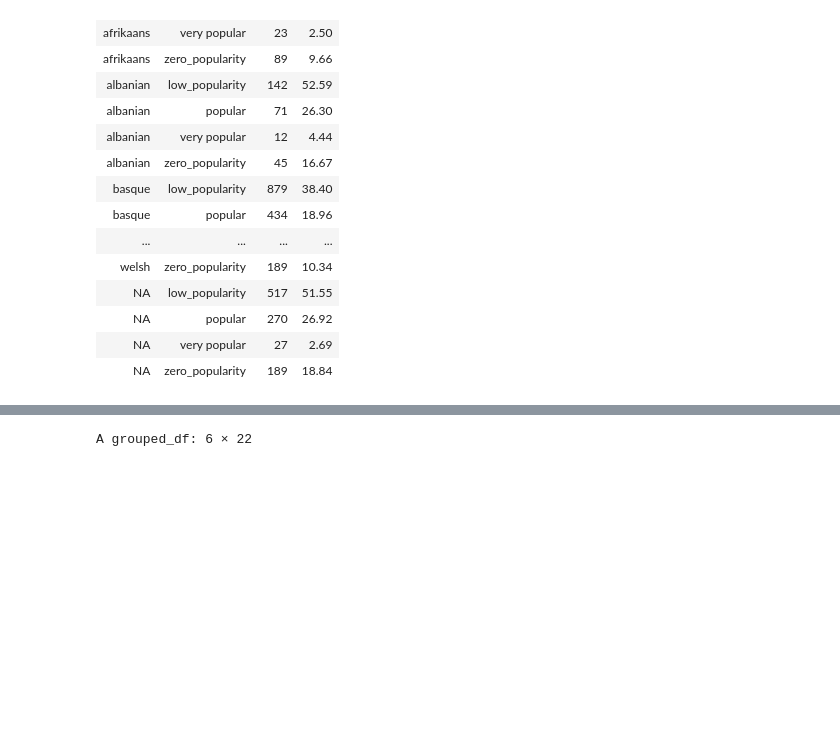
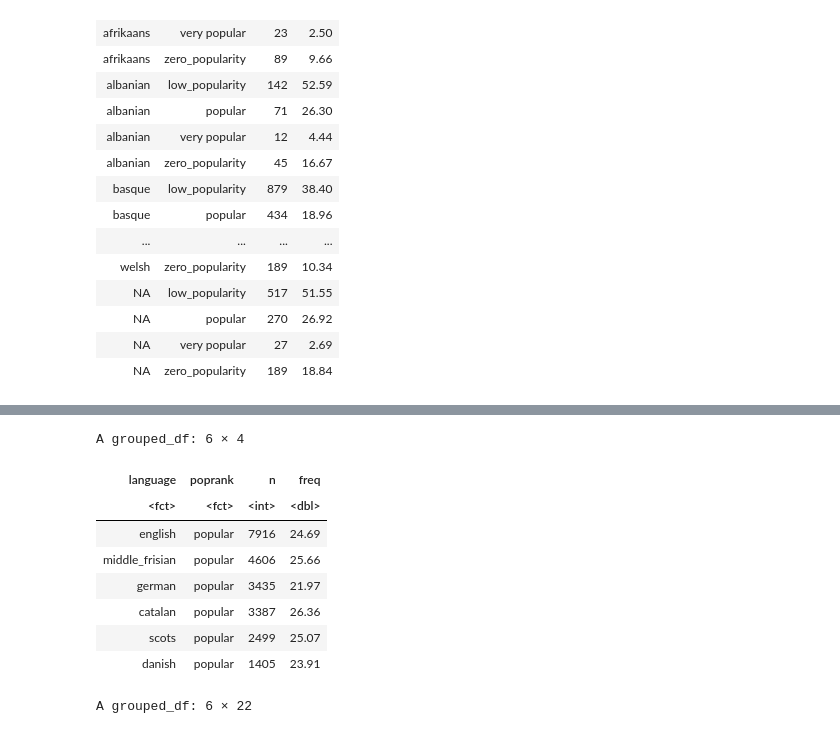
Before and after one commit to OlegRyzhkov2020/SpotifyPopularity, a Jupyter notebook: r_code/predict_model.ipynb, the cells around one changed output, grey strips where cells are left out. Saved outputs shown, nothing was run; the diff lists cells and outputs as text; code cells hidden in the pictures; blank space fills up the shorter version.

```diff
--- a/r_code/predict_model.ipynb
+++ b/r_code/predict_model.ipynb
@@ -261,3 +275,17 @@ A grouped_df: 221 × 4
+# %%
+popular_language <- language_sum[language_sum$poprank=='popular',]
+popular_language <- popular_language[order(-popular_language$n),]
+head(popular_language)
+# %% [output]
+A grouped_df: 6 × 4
+| language | poprank | n | freq |
+| <fct> | <fct> | <int> | <dbl> |
+| english | popular | 7916 | 24.69 |
+| middle_frisian | popular | 4606 | 25.66 |
+| german | popular | 3435 | 21.97 |
+| catalan | popular | 3387 | 26.36 |
+| scots | popular | 2499 | 25.07 |
+| danish | popular | 1405 | 23.91 |
 # %%
 # Summary dataframe
 language_sum <- data_clean %>%
```
Also changed, not shown: parts of 24 cells of this notebook, 2 other files.
